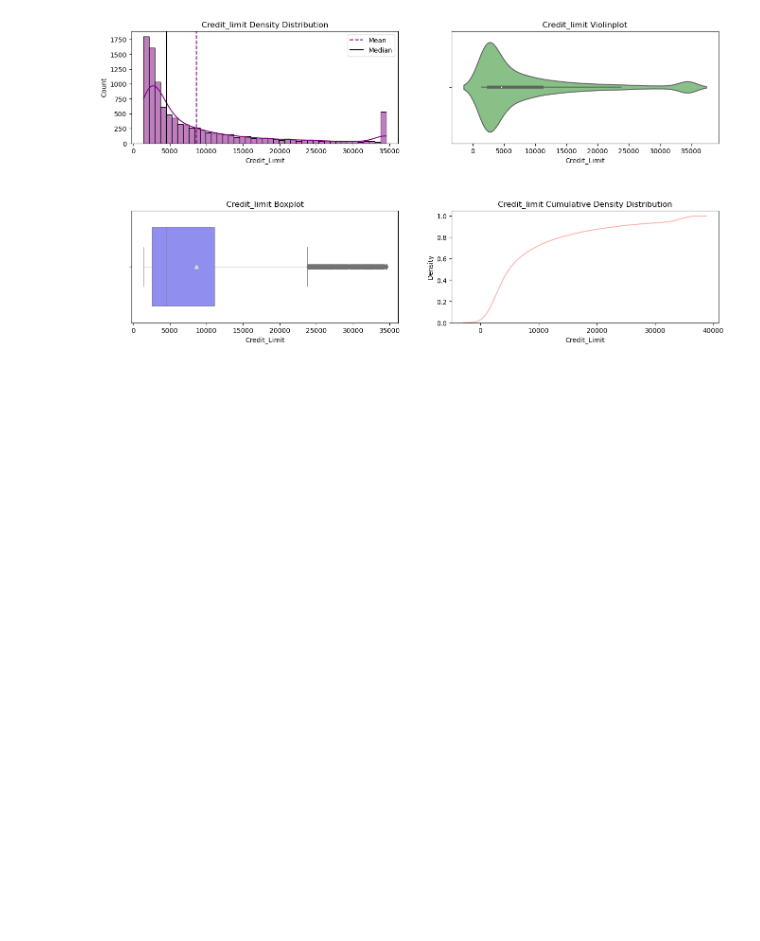
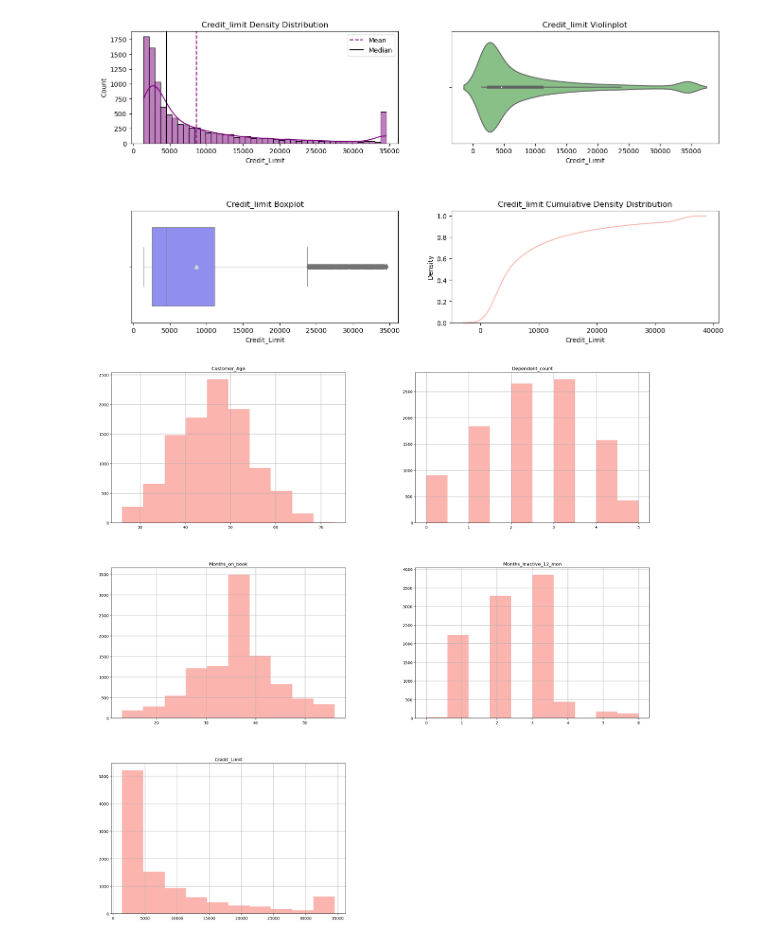
Before and after one commit to lgnovo/Project-4, a Jupyter notebook: bank_churners.ipynb, the cells around one changed output. Drawn from its saved outputs; the diff is of its cells as text; code cells hidden in the pictures; blank space fills up the shorter version.

```diff
--- a/bank_churners.ipynb
+++ b/bank_churners.ipynb
@@ -213,0 +223,8 @@ summary(data, "Credit_Limit")
+# %%
+fig = plt.figure(figsize = (20,20))
+ax = fig.gca()
+plt.tight_layout()
+data.loc[:, ~data.columns.isin(['CLIENTNUM', "Attrition_Flag"])].hist(ax = ax)
+fig.show()
+# %% [output]
+[figure, added]
```
Also changed, not shown: parts of 23 cells of this notebook, 1 other file.
